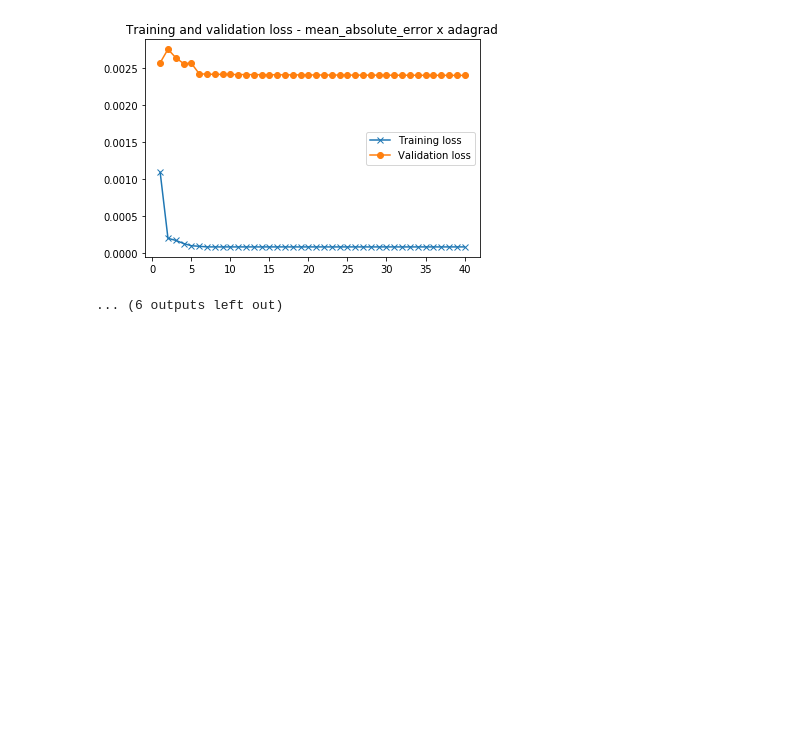
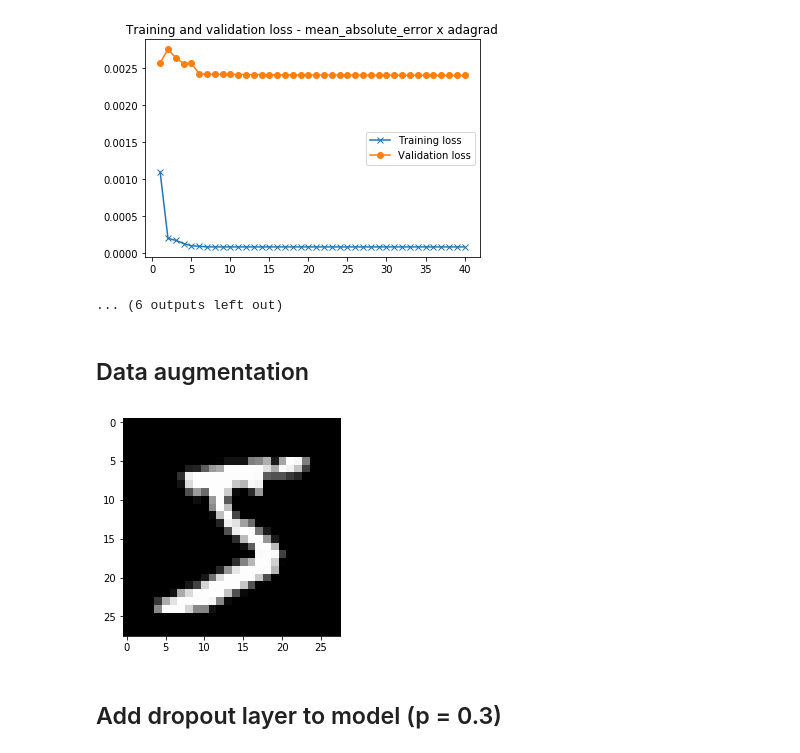
Before and after one commit to torres07/topicos-3, a Jupyter notebook: listas/lista-3/lista-3.ipynb, the cells around one changed output. Drawn from its saved outputs; the diff is of its cells as text; code cells hidden in the pictures; blank space fills up the shorter version.

```diff
--- a/listas/lista-3/lista-3.ipynb
+++ b/listas/lista-3/lista-3.ipynb
@@ -135,3 +133,5 @@ for history_, loss_, opt_ in history_loss_x_opt:
 [figure]
 [figure]
 ... (6 outputs left out)
+# %% [markdown]
+## Data augmentation
@@ -137,0 +150,7 @@ for history_, loss_, opt_ in history_loss_x_opt:
+# %%
+imgplot = plt.imshow(image.array_to_img(X_train[0]))
+plt.show()
+# %% [output]
+[figure, added]
+# %% [markdown]
+## Add dropout layer to model (p = 0.3)
```
Also changed, not shown: parts of 20 cells of this notebook.
